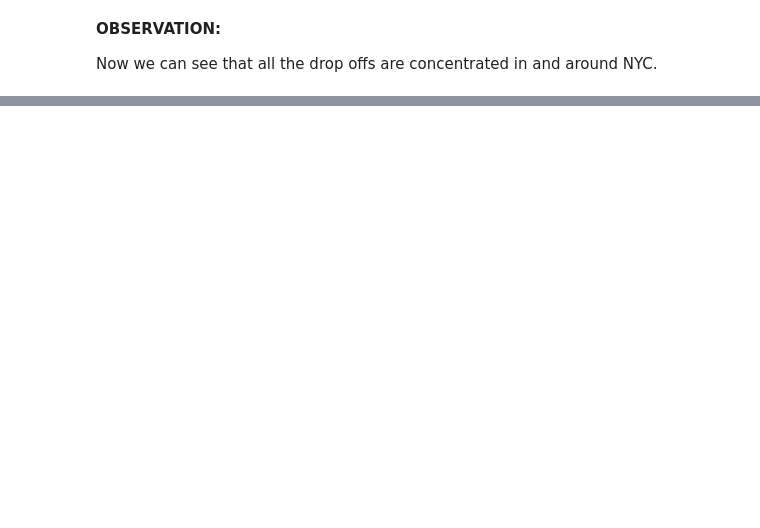
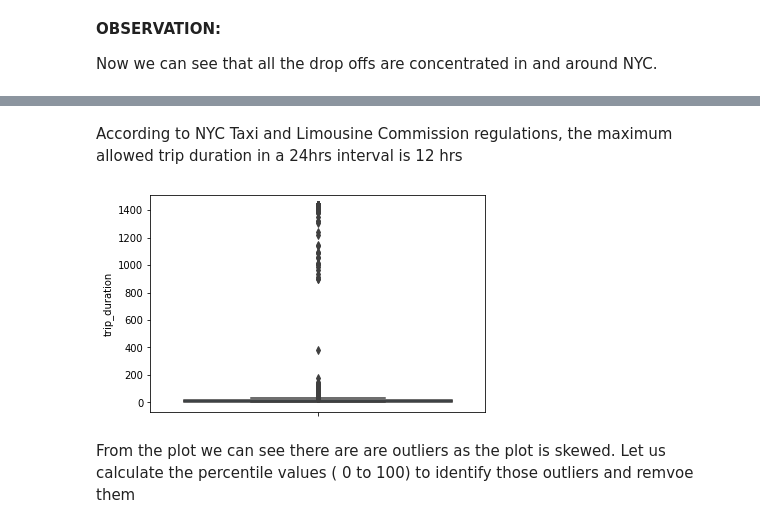
Before and after one commit to ddv246/DSBA-Project, a Jupyter notebook: Copy_of_Untitled0.ipynb, the cells around one changed output, grey strips where cells are left out. Cells and saved outputs as stored; diff of their text form; code cells hidden in the pictures; blank space fills up the shorter version.

```diff
--- a/Copy_of_Untitled0.ipynb
+++ b/Copy_of_Untitled0.ipynb
@@ -493,0 +521,3 @@ Now we can see that all the drop offs are concentrated in and around NYC.
+# %%
+df['tpep_pickup_datetime'] = df['tpep_pickup_datetime'].astype(str)
+df['tpep_dropoff_datetime'] = df['tpep_dropoff_datetime'].astype(str)
@@ -493,0 +547,3 @@ Now we can see that all the drop offs are concentrated in and around NYC.
+# %%
+def convert_to_unix(s):
+    return time.mktime(datetime.datetime.strptime(s, "%Y-%m-%d %H:%M:%S").timetuple())
@@ -493,0 +553,29 @@ Now we can see that all the drop offs are concentrated in and around NYC.
+# %%
+
+def return_with_trip_times(month):
+    duration = month[['tpep_pickup_datetime','tpep_dropoff_datetime']]
+    #pickups and dropoffs to unix time
+    duration_pickup = [convert_to_unix(x) for x in tqdm(duration['tpep_pickup_datetime'].values)]
+    duration_drop = [convert_to_unix(x) for x in tqdm(duration['tpep_dropoff_datetime'].values)]
+    #calculate duration of trips
+    durations = (np.array(duration_drop) - np.array(duration_pickup))/float(60)
+
+    #append durations of trips and speed in miles/hr to a new dataframe
+    new_frame = month[['passenger_count','trip_distance','pickup_longitude','pickup_latitude','dropoff_longitude','dropoff_latitude','total_amount']]
+
+    new_frame['trip_duration'] = durations
+    new_frame['pickup_times'] = duration_pickup
+    new_frame['speed'] = 60*(new_frame['trip_distance']/new_frame['trip_duration'])
+
+    return new_frame
+# %%
+new_df = return_with_trip_times(df)
+# %% [markdown]
+According to NYC Taxi and Limousine Commission regulations, the maximum allowed trip duration in a 24hrs interval is 12 hrs
+# %%
+sns.boxplot(y="trip_duration", data =new_df)
+plt.show()
+# %% [output]
+[figure, added]
+# %% [markdown]
+From the plot we can see there are are outliers as the plot is skewed. Let us calculate the percentile values ( 0 to 100) to identify those outliers and remvoe them
```
Also changed, not shown: parts of 34 cells of this notebook.
